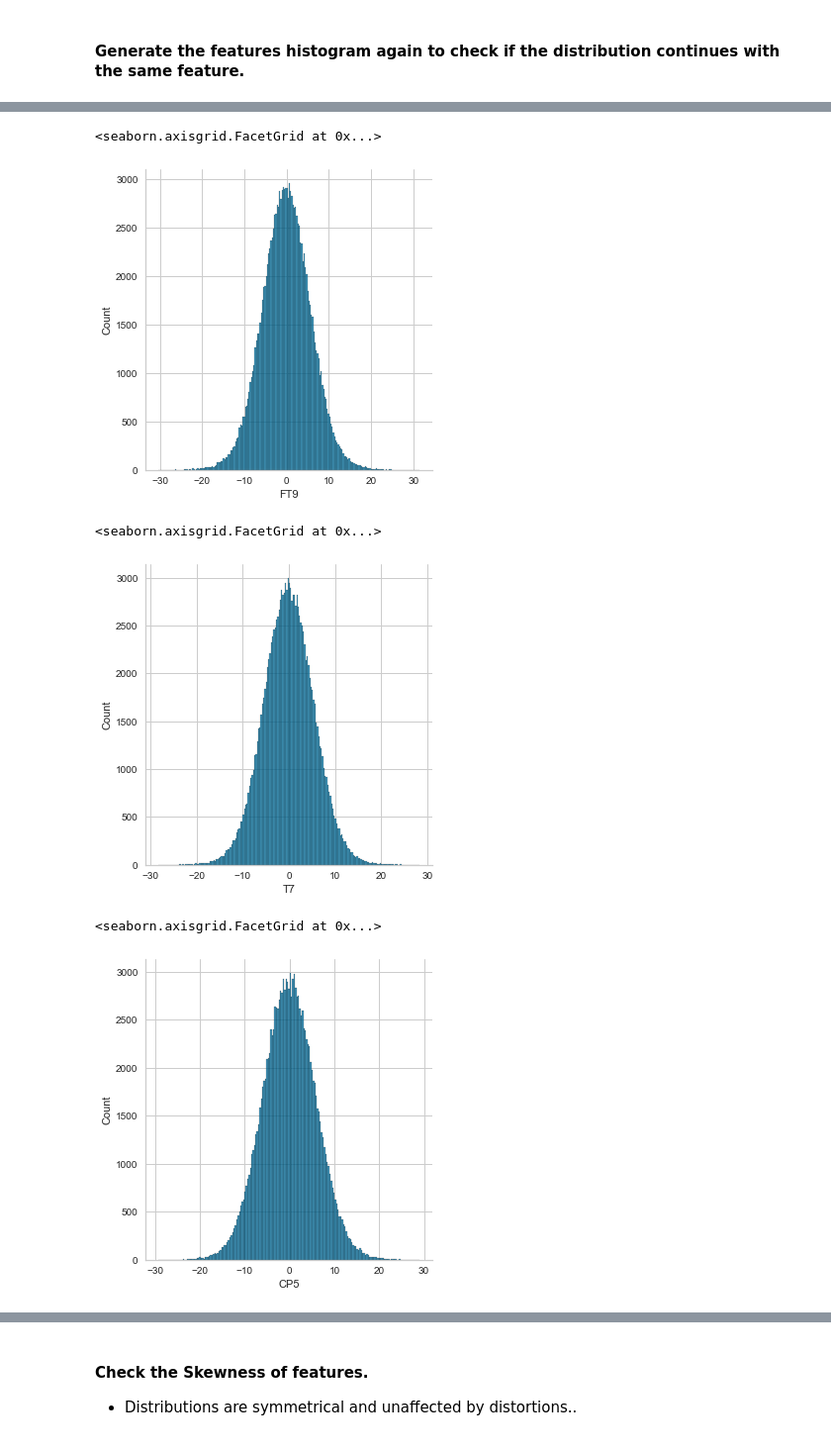
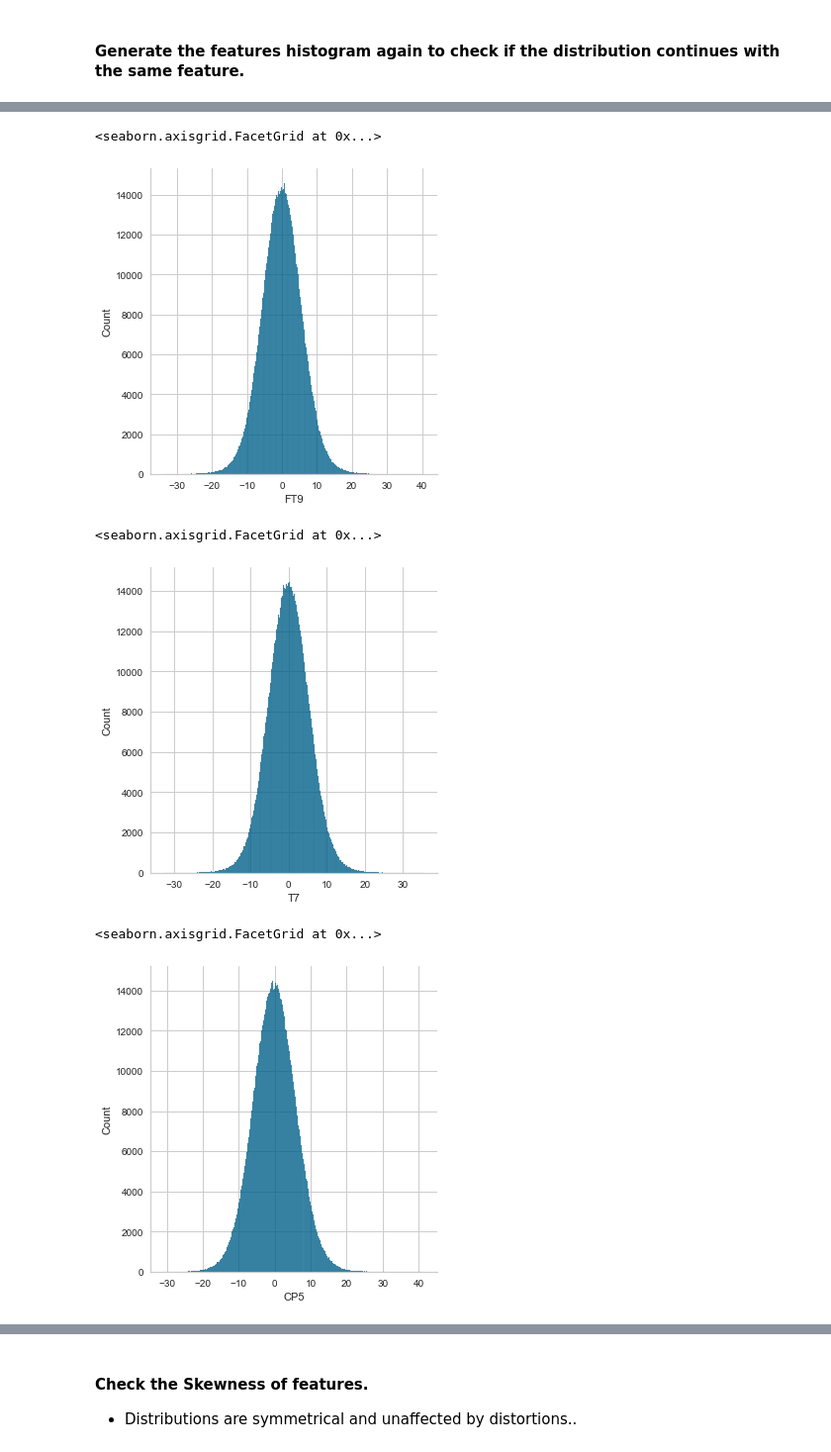
Before and after one commit to rodrigoalexandre/sam-stress-multilayerperceptron-sklearn, a Jupyter notebook: source/preprocess-sam-dataset-under.ipynb, the cells around one changed output, grey strips where cells are left out. Shown at 99% size. Saved outputs shown, nothing was run; the diff lists cells and outputs as text; code cells hidden in the pictures.

```diff
--- a/source/preprocess-sam-dataset-under.ipynb
+++ b/source/preprocess-sam-dataset-under.ipynb
@@ -542,16 +543,16 @@ sns.displot(new_df['FC5'])
 # %%
-sns.displot(new_df['FT9'])
+sns.displot(dropped_df['FT9'])
 # %% [output]
 <seaborn.axisgrid.FacetGrid at 0x...>
-[figure, old version]
+[figure, new version]
 # %%
-sns.displot(new_df['T7'])
+sns.displot(dropped_df['T7'])
 # %% [output]
 <seaborn.axisgrid.FacetGrid at 0x...>
-[figure, old version]
+[figure, new version]
 # %%
-sns.displot(new_df['CP5'])
+sns.displot(dropped_df['CP5'])
 # %% [output]
 <seaborn.axisgrid.FacetGrid at 0x...>
-[figure, old version]
+[figure, new version]
 # %%
```
Also changed, not shown: parts of 44 cells of this notebook, 1 other file.
